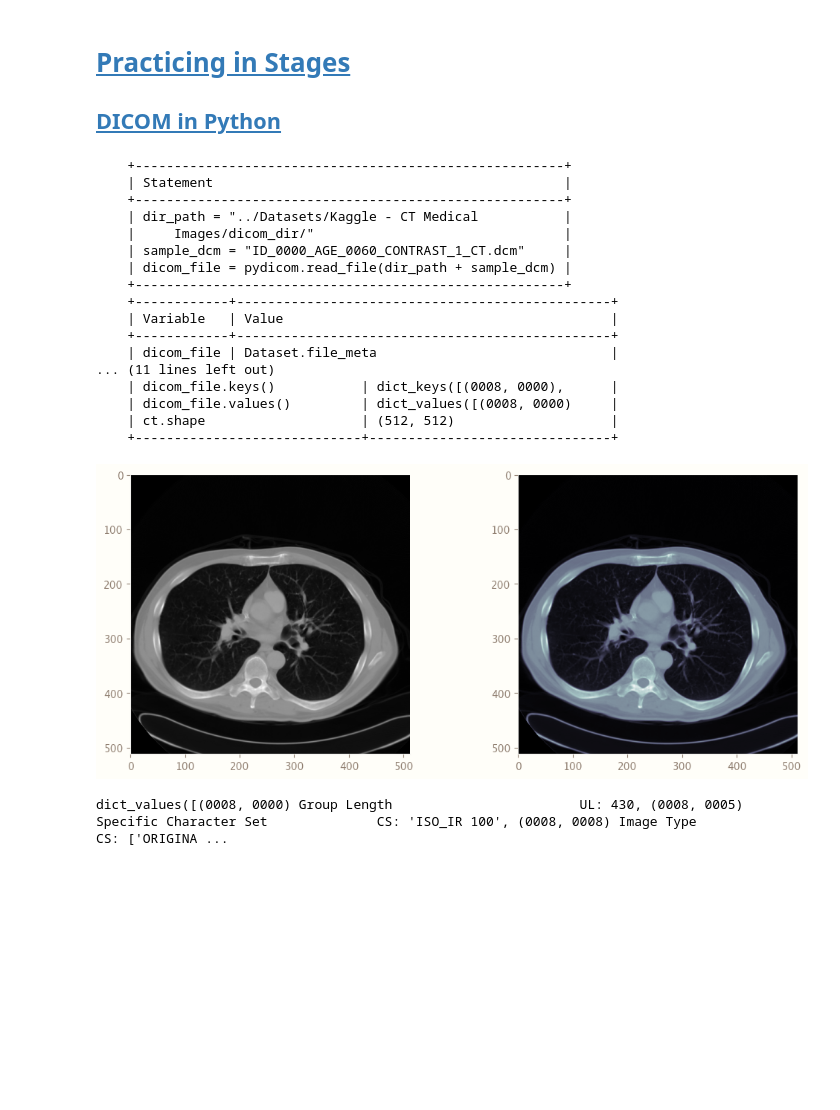
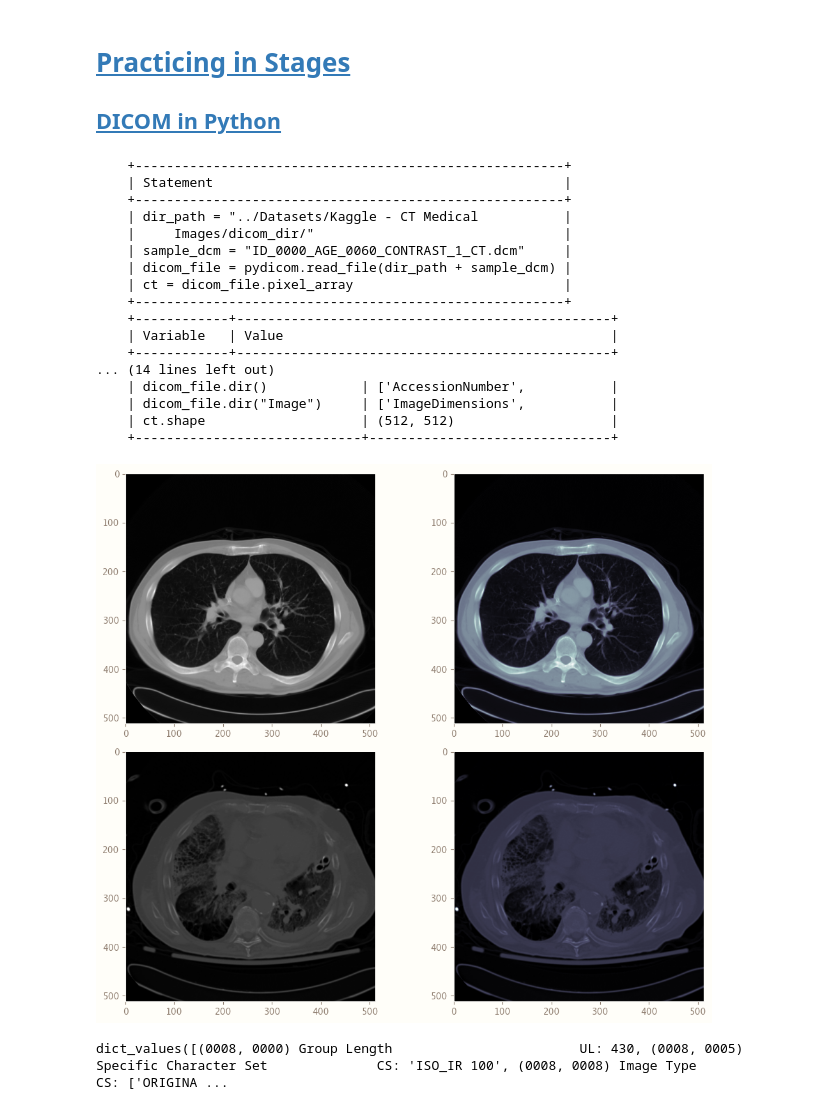
Before and after one commit to RaphaelZH/OpenCV_Program_EN, a Jupyter notebook: Deep Learning with PyTorch for Medical Image Analysis/Notebooks/3 - Data Formats in Medical Imaging.ipynb, the cells around one changed output. Drawn from its saved outputs; the diff is of its cells as text; code cells hidden in the pictures; blank space fills up the shorter version.

```diff
--- a/Deep Learning with PyTorch for Medical Image Analysis/Notebooks/3 - Data Formats in Medical Imaging.ipynb
+++ b/Deep Learning with PyTorch for Medical Image Analysis/Notebooks/3 - Data Formats in Medical Imaging.ipynb
@@ -106,6 +107,7 @@ statements = [
 dir_path = "../Datasets/Kaggle - CT Medical Images/dicom_dir/"
 sample_dcm = "ID_0000_AGE_0060_CONTRAST_1_CT.dcm"
 dicom_file = pydicom.read_file(dir_path + sample_dcm)
+ct = dicom_file.pixel_array
 """
 ]
 tabulation.statement_generator(statements)
@@ -123,6 +125,8 @@ expressions = [
     "dicom_file.BodyPartExamined",
     "dicom_file.keys()",
     "dicom_file.values()",
+    "dicom_file.dir()",
+    'dicom_file.dir("Image")',
     "ct.shape",
 ]
 results = [
@@ -134,9 +138,11 @@ results = [
     str(dicom_file.BodyPartExamined),
     str(reprlib_rules.repr(dicom_file.keys())),
     str(reprlib_rules.repr(dicom_file.values())),
+    str(reprlib_rules.repr(dicom_file.dir())),
+    str(reprlib_rules.repr(dicom_file.dir("Image"))),
     str(ct.shape),
 ]
-tabulation.expression_generator(expressions, results)
+tabulation.expression_generator(expressions, results, 1)
 # %% [output]
     +-------------------------------------------------------+
     | Statement                                             |
@@ -145,66 +151,98 @@ tabulation.expression_generator(expressions, results)
     |     Images/dicom_dir/"                                |
     | sample_dcm = "ID_0000_AGE_0060_CONTRAST_1_CT.dcm"     |
     | dicom_file = pydicom.read_file(dir_path + sample_dcm) |
+    | ct = dicom_file.pixel_array                           |
     +-------------------------------------------------------+
     +------------+------------------------------------------------+
     | Variable   | Value                                          |
     +------------+------------------------------------------------+
-    | dicom_file | Dataset.file_meta                              |
-... (11 lines left out)
-    | dicom_file.keys()           | dict_keys([(0008, 0000),      |
-    | dicom_file.values()         | dict_values([(0008, 0000)     |
+... (14 lines left out)
+    | dicom_file.dir()            | ['AccessionNumber',           |
+    | dicom_file.dir("Image")     | ['ImageDimensions',           |
     | ct.shape                    | (512, 512)                    |
     +-----------------------------+-------------------------------+
 # %%
-ct = dicom_file.pixel_array
+path = Path(dir_path)
 
-# The default matplotlib colormap is called 'viridis'
+dicom_path = random.choice([entry.name for entry in path.iterdir() if (entry.is_file() and entry.name != sample_dcm)])
+
+dicom_file = pydicom.read_file(dir_path + dicom_path)
+
+
 def image_display(image, ax, title, cmap):
     # Data can be displayed as an image using `imshow`, but only on a 2D regular raster,
     # so it needs to be reshaped into a 2D array
     ax.imshow(image, cmap)
     ax.grid(False)
     ax.set_title(title, loc="center", pad=10)
-    #ticks = list(range(0, 28, 10))
-    #ax.set(xticks=ticks, xticklabels=ticks, yticks=ticks, yticklabels=ticks)
+    # ticks = list(range(0, 28, 10))
+    # ax.set(xticks=ticks, xticklabels=ticks, yticks=ticks, yticklabels=ticks)
     ax.set_xlim(left=0)
     ax.set_ylim(top=0)
-    #ax.minorticks_on()
+    # ax.minorticks_on()
     return ax
 
 
-plt.rcParams["figure.figsize"] = (figure_size[0] / 3 * 2, figure_size[1] / 2)
+def DICOM_image_display(dicom_file, ax, title, cmap):
+    # Data can be displayed as an image using `imshow`, but only on a 2D regular raster,
+    # so it needs to be reshaped into a 2D array
+    ax.imshow(dicom_file.pixel_array, cmap)
+    ax.grid(False)
+    ax.set_title(title, loc="center", pad=10)
+    # ticks = list(range(0, 28, 10))
+    # ax.set(xticks=ticks, xticklabels=ticks, yticks=ticks, yticklabels=ticks)
+    ax.set_xlim(left=0)
+    ax.set_ylim(top=0)
+    # ax.minorticks_on()
+    return ax
 
-#random_selector = np.random.choice(range(len(train_data)), 4)
 
-fig, axs = plt.subplots(nrows=1, ncols=2)
+plt.rcParams["figure.figsize"] = (figure_size[0] / 3 * 2, figure_size[1])
+
+# random_selector = np.random.choice(range(len(train_data)), 4)
+
+fig, axs = plt.subplots(nrows=2, ncols=2)
 
 image_display(
     ct,
-    axs[0],
+    axs[0, 0],
     "",
     cmap="gray",
 )
 
 image_display(
     ct,
-    axs[1],
+    axs[0, 1],
+    "",
+    cmap="bone",
+)
+
+DICOM_image_display(
+    dicom_file,
+    axs[1, 0],
+    "",
+    cmap="gray",
+)
+
+DICOM_image_display(
+    dicom_file,
+    axs[1, 1],
     "",
     cmap="bone",
 )
 
 
 fig.suptitle(
     "",
     fontsize="x-large",
     x=0.5,
     y=0,
 )
 
 plt.tight_layout()
 plt.show()
 # %% [output]
-[figure, old version]
+[figure, new version]
 # %%
 dicom_file.keys()
 dicom_file.values()
```
Also changed, not shown: parts of 5 cells of this notebook.
